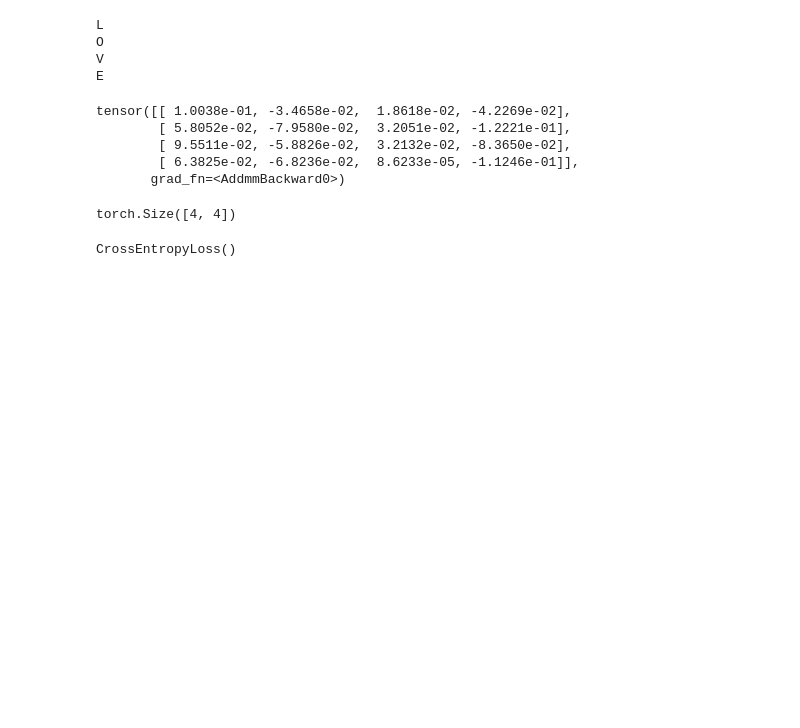
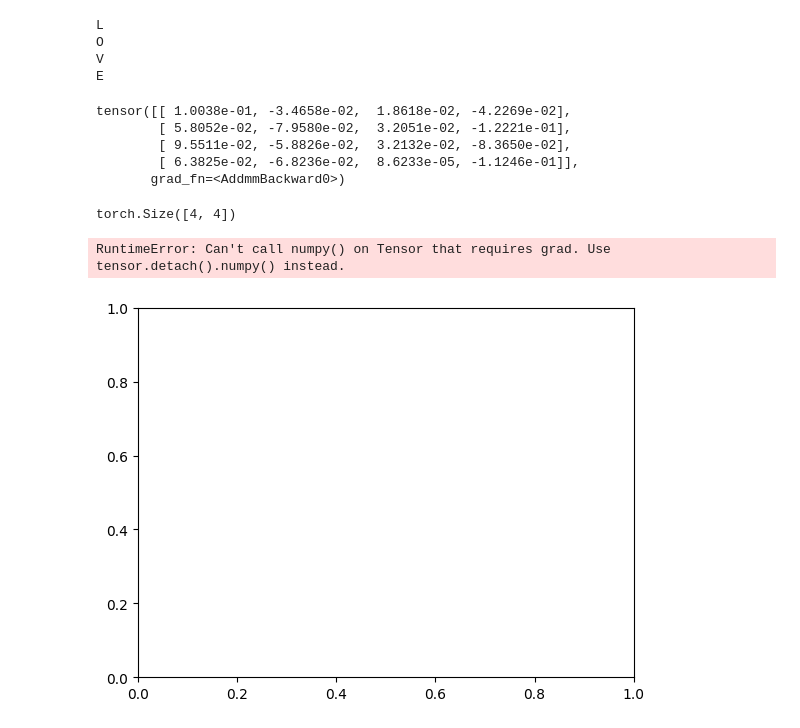
Before and after one commit to kagami-tsukimura/pytorch-deeplearning, a Jupyter notebook: 1_fnn/data.ipynb, the cells around one changed output. Cells and saved outputs as stored; diff of their text form; code cells hidden in the pictures; blank space fills up the shorter version.

```diff
--- a/1_fnn/data.ipynb
+++ b/1_fnn/data.ipynb
@@ -150,6 +150,31 @@ import torch.optim as optim
 
 # 分類:
 loss_fn = nn.CrossEntropyLoss()
-loss_fn
+optimizer = optim.Adam(net.parameters(), lr=0.001)
+epochs = 100
-# %% [output]
-CrossEntropyLoss()
+# %%
+from tqdm import tqdm
+
+losses = []
+
+for epoch in tqdm(range(epochs)):
+    # 勾配の初期化
+    optimizer.zero_grad()
+    # 推論
+    outputs = net.forward(love.view(-1, 25))
+    # 損失計算
+    loss = loss_fn(outputs, y)
+    # 勾配計算
+    loss.backward()
+    # 重み更新
+    optimizer.step()
+    losses.append(loss)
+# %%
+%matplotlib inline
+import matplotlib.pyplot as plt
+
+plt.plot(losses)
+plt.show()
+# %% [output]
+RuntimeError: Can't call numpy() on Tensor that requires grad. Use tensor.detach().numpy() instead.
+[figure, added]
```
